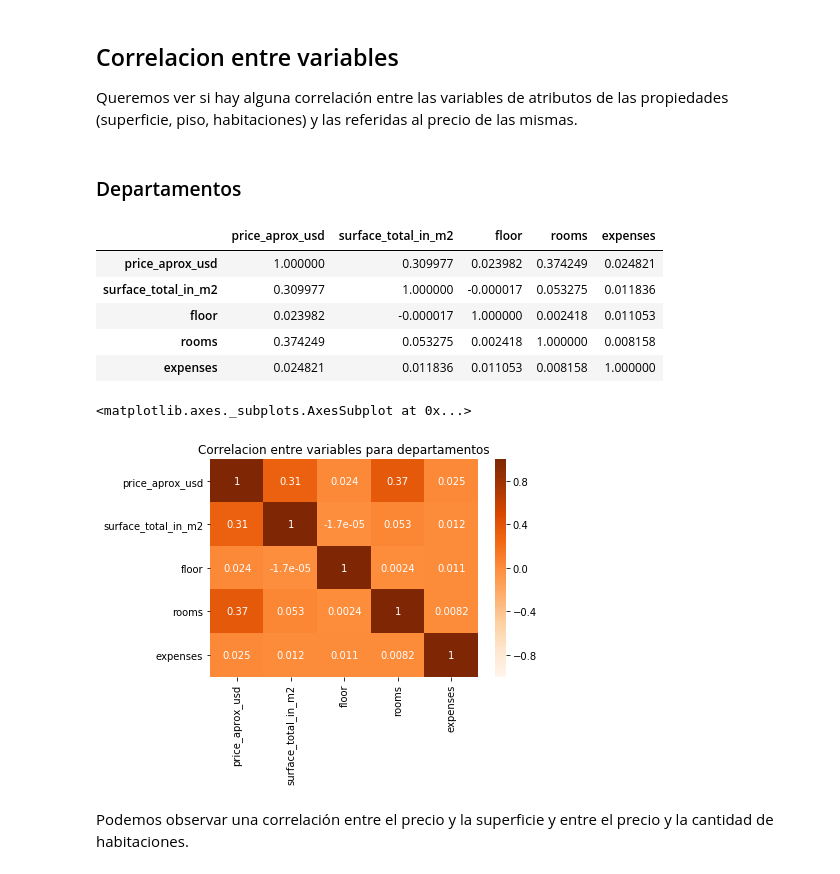
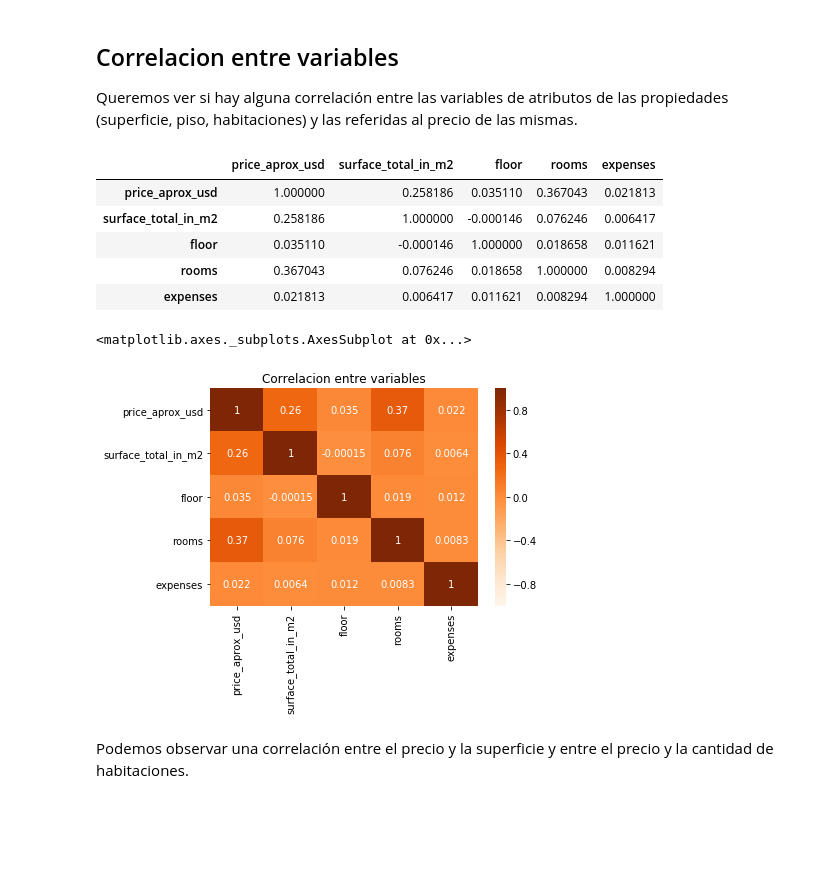
Before and after one commit to LucianoGiannotti/ProperatiDatosTP, a Jupyter notebook: Depuracion de datos.ipynb, the cells around one changed output. Saved outputs shown, nothing was run; the diff lists cells and outputs as text; code cells hidden in the pictures; blank space fills up the shorter version.

Commit message:
correlacion todo junto

```diff
--- a/Depuracion de datos.ipynb
+++ b/Depuracion de datos.ipynb
@@ -22,9 +22,6 @@ Index(['id', 'created_on', 'property_type', 'place_name',
        'price_usd_per_m2', 'price_per_m2', 'floor', 'rooms', 'expenses',
        'description', 'title'],
       dtype='object')
-# %%
-data.drop(['id', 'operation','country_name', 'properati_url', 'image_thumbnail'], 1, inplace=True)
-## el id no dice nada creo y las url tampoco
 # %%
 data.info()
 # %% [output]
@@ -592,5 +589,3 @@ Alguna conclusion, loca
 # %% [markdown]
 ## Correlacion entre variables
 Queremos ver si hay alguna correlación entre las variables de atributos de las propiedades (superficie, piso, habitaciones) y las referidas al precio de las mismas.
-# %% [markdown]
-### Departamentos
@@ -597,19 +594,19 @@ Queremos ver si hay alguna correlación entre las variables de atributos de las
 # %%
-corr = apartments.loc[:,['price_aprox_usd','surface_total_in_m2','floor','rooms','expenses']].corr()
+corr = data.loc[:,['price_aprox_usd','surface_total_in_m2','floor','rooms','expenses']].corr()
 corr
 # %% [output]
 |  | price_aprox_usd | surface_total_in_m2 | floor | rooms | expenses |
-| price_aprox_usd | 1.000000 | 0.309977 | 0.023982 | 0.374249 | 0.024821 |
-| surface_total_in_m2 | 0.309977 | 1.000000 | -0.000017 | 0.053275 | 0.011836 |
-| floor | 0.023982 | -0.000017 | 1.000000 | 0.002418 | 0.011053 |
-| rooms | 0.374249 | 0.053275 | 0.002418 | 1.000000 | 0.008158 |
-| expenses | 0.024821 | 0.011836 | 0.011053 | 0.008158 | 1.000000 |
+| price_aprox_usd | 1.000000 | 0.258186 | 0.035110 | 0.367043 | 0.021813 |
+| surface_total_in_m2 | 0.258186 | 1.000000 | -0.000146 | 0.076246 | 0.006417 |
+| floor | 0.035110 | -0.000146 | 1.000000 | 0.018658 | 0.011621 |
+| rooms | 0.367043 | 0.076246 | 0.018658 | 1.000000 | 0.008294 |
+| expenses | 0.021813 | 0.006417 | 0.011621 | 0.008294 | 1.000000 |
 # %%
-plt.title(u"Correlacion entre variables para departamentos")
+plt.title(u"Correlacion entre variables")
 sns.heatmap(corr, center=0, vmin=-1, vmax=1, annot=True, cmap="Oranges")
 # %% [output]
 <matplotlib.axes._subplots.AxesSubplot at 0x...>
-[figure, old version]
+[figure, new version]
 # %% [markdown]
 Podemos observar una correlación entre el precio y la superficie y entre el precio y la cantidad de habitaciones.
 # %% [markdown]
```
Also changed, not shown: parts of 4 cells of this notebook.
